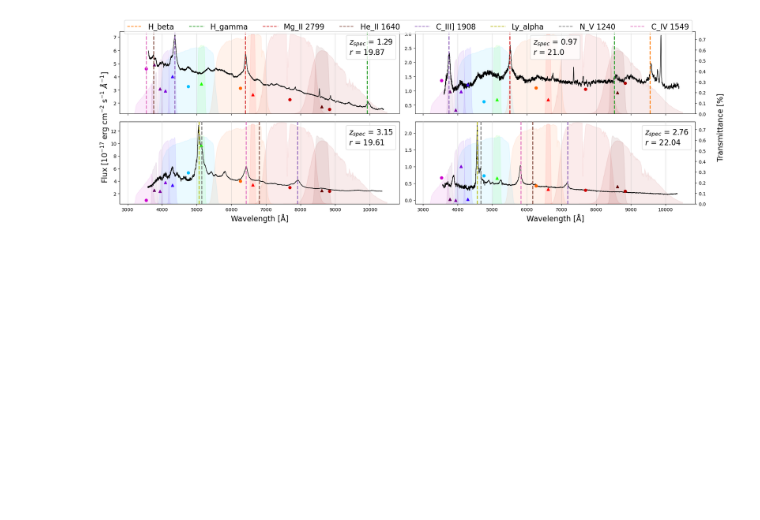
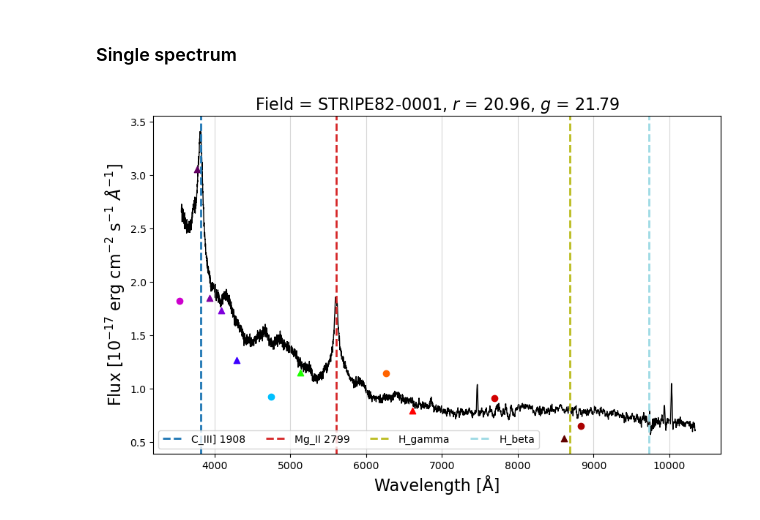
Before and after one commit to raquel-ruiz/sdss_spectra_viewer, a Jupyter notebook: README.ipynb, the cells around one changed output. Drawn from its saved outputs; the diff is of its cells as text; code cells hidden in the pictures; blank space fills up the shorter version.

```diff
--- a/README.ipynb
+++ b/README.ipynb
@@ -18,8 +18,29 @@ plt_colors = plt.rcParams['axes.prop_cycle'].by_key()['color']
 lines_dict = dict(zip(lines, plt_colors))
 # %%
 df = pd.read_csv('example.csv')
-# %%
-specs = make_spec_df(df.loc[[1, 5, 15, 50]])
-grid_specs(df.loc[[1, 5, 15, 50]], specs, lines_dict, True, filters_dict)
-# %% [output]
-[figure, removed]
+# %% [markdown]
+### Single spectrum
+# %%
+ix = 99
+spec = get_spec(df.loc[ix, 'PLATE'], df.loc[ix, 'MJD'], df.loc[ix, 'FIBERID'])
+
+fig, ax = plt.subplots(figsize=(10, 6))
+
+plot_spec(ax=ax,  # ax to plot
+          df=df.loc[ix],  # row of the dataframe corresponding to the spectrum (important!!)
+          spec=spec,  # spectrum dict
+          lines=lines,  # which lines to plot
+          SED=True,  # plot SED
+          transm_curve={},  # don't plot transmission curve
+          legend_cols={
+              'Field': 'Field',
+              'r_PStotal': '$r$',
+              'g_PStotal': '$g$'
+              },  # specific legend columns
+          )
+
+ax.set_xlabel('Wavelength [Å]', size=16)
+ax.set_ylabel('Flux [$10^{-17}$ erg cm$^{-2}$ s$^{-1}$ $\AA^{-1}$]', size=16)
+plt.show()
+# %% [output]
+[figure, added]
```
Also changed, not shown: parts of 3 cells of this notebook, 6 other files.
